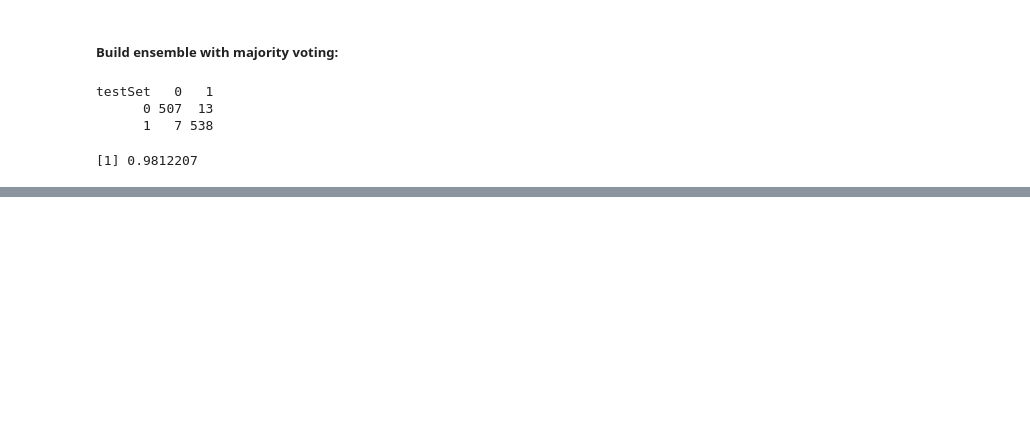
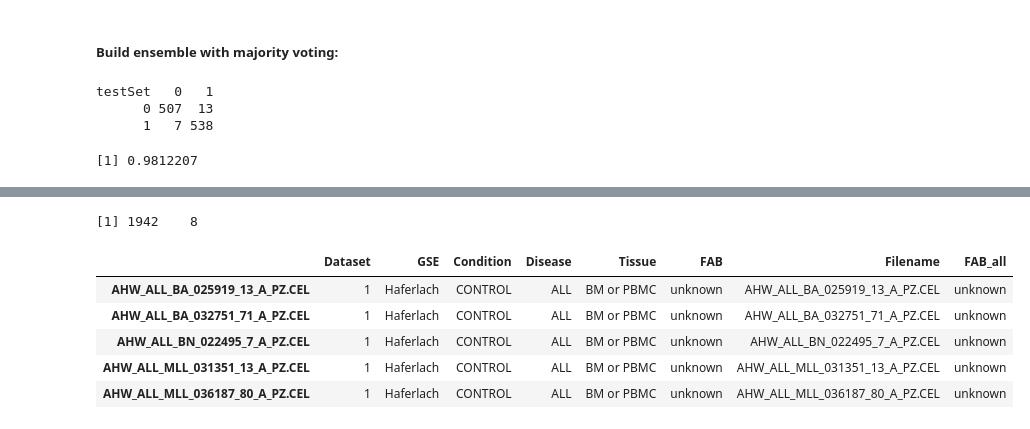
Before and after one commit to nclgbd/geneGPT, a Jupyter notebook: models.ipynb, the cells around one changed output, grey strips where cells are left out. Cells and saved outputs as stored; diff of their text form; code cells hidden in the pictures; blank space fills up the shorter version.

```diff
--- a/models.ipynb
+++ b/models.ipynb
@@ -253,0 +277,12 @@ accuracy
+# %%
+# phenotype data (AML and ALL only)
+dim(subset.info)
+subset.info[1:5,]
+# %% [output]
+[1] 1942    8
+|  | Dataset | GSE | Condition | Disease | Tissue | FAB | Filename | FAB_all |
+| AHW_ALL_BA_025919_13_A_PZ.CEL | 1 | Haferlach | CONTROL | ALL | BM or PBMC | unknown | AHW_ALL_BA_025919_13_A_PZ.CEL | unknown |
+| AHW_ALL_BA_032751_71_A_PZ.CEL | 1 | Haferlach | CONTROL | ALL | BM or PBMC | unknown | AHW_ALL_BA_032751_71_A_PZ.CEL | unknown |
+| AHW_ALL_BN_022495_7_A_PZ.CEL | 1 | Haferlach | CONTROL | ALL | BM or PBMC | unknown | AHW_ALL_BN_022495_7_A_PZ.CEL | unknown |
+| AHW_ALL_MLL_031351_13_A_PZ.CEL | 1 | Haferlach | CONTROL | ALL | BM or PBMC | unknown | AHW_ALL_MLL_031351_13_A_PZ.CEL | unknown |
+| AHW_ALL_MLL_036187_80_A_PZ.CEL | 1 | Haferlach | CONTROL | ALL | BM or PBMC | unknown | AHW_ALL_MLL_036187_80_A_PZ.CEL | unknown |
```
Also changed, not shown: parts of 32 cells of this notebook.
